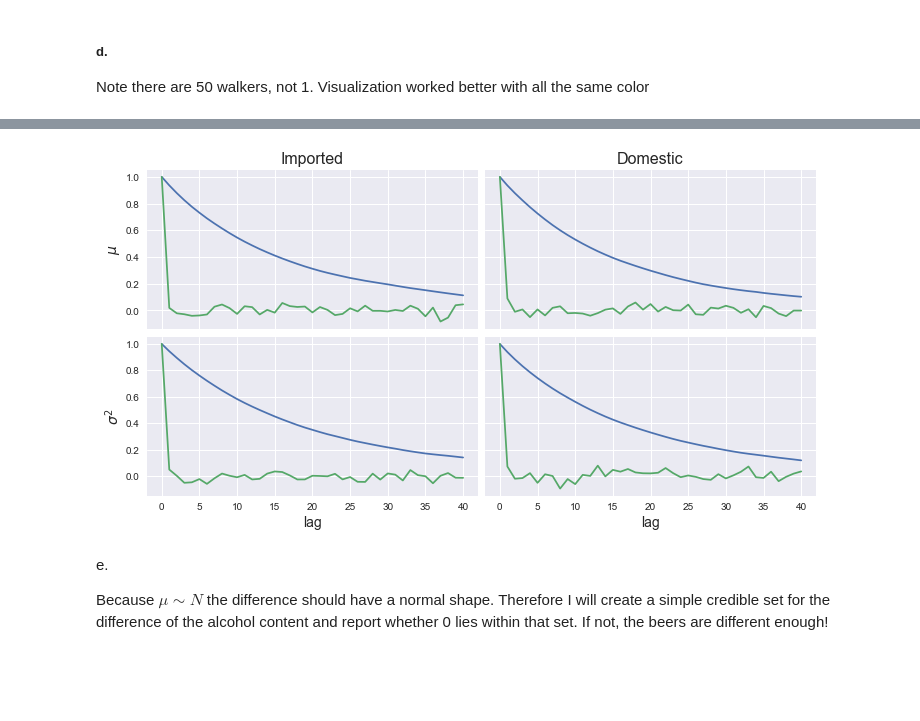
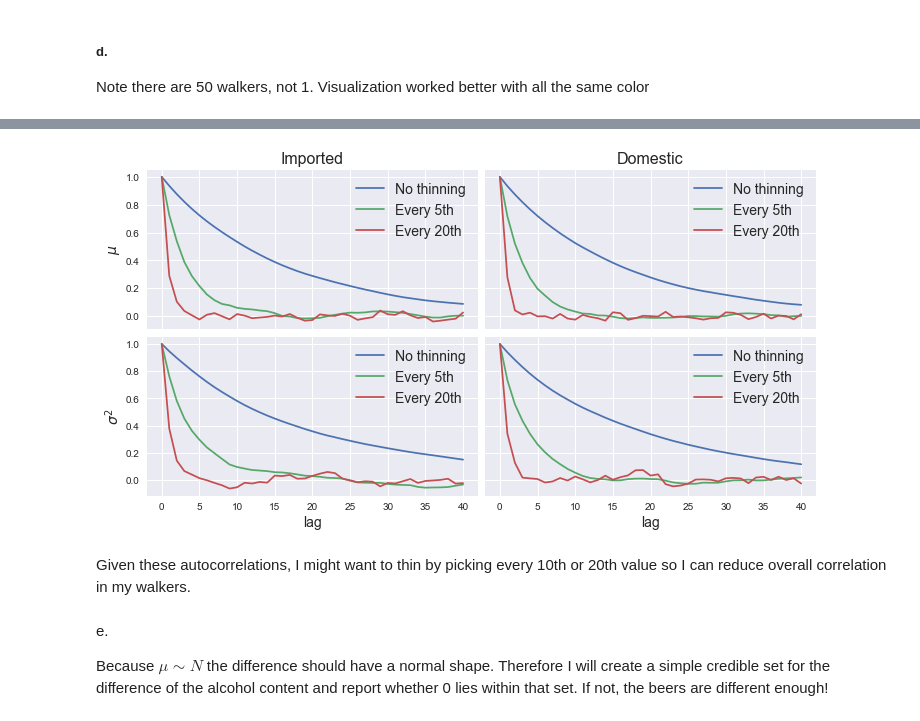
Before and after one commit to mileslucas/stat444, a Jupyter notebook: exam1/exam1.ipynb, the cells around one changed output, grey strips where cells are left out. Drawn from its saved outputs; the diff is of its cells as text; code cells hidden in the pictures; blank space fills up the shorter version.

```diff
--- a/exam1/exam1.ipynb
+++ b/exam1/exam1.ipynb
@@ -187,28 +187,28 @@ plt.subplots_adjust(wspace=0.02, hspace=0.05)
 # %%
 from statsmodels.tsa.stattools import acf
 fig, axes = plt.subplots(2, 2, sharex=True, sharey='row', figsize=(12,6))
 
-axes[0][0].plot(acf(trace0[0]))
-axes[0][1].plot(acf(trace1[0]))
-axes[1][0].plot(acf(trace0[1]))
-axes[1][1].plot(acf(trace1[1]))
+thins = [1, 5, 20]
+for thinning in thins:
+    axes[0][0].plot(acf(trace0[0, ::thinning]))
+    axes[0][1].plot(acf(trace1[0, ::thinning]))
+    axes[1][0].plot(acf(trace0[1, ::thinning]))
+    axes[1][1].plot(acf(trace1[1, ::thinning]))
 
-pluck=50
-axes[0][0].plot(acf(trace0[0, ::pluck]))
-axes[0][1].plot(acf(trace1[0, ::pluck]))
-axes[1][0].plot(acf(trace0[1, ::pluck]))
-axes[1][1].plot(acf(trace1[1, ::pluck]))
-
+labels = ['No thinning', f'Every {thins[1]}th', f'Every {thins[2]}th']
+[[a.legend(labels) for a in ax] for ax in axes]
 [ax.set_xlabel('lag') for ax in axes[1]]
 axes[0][0].set_ylabel(r'$\mu$')
 axes[1][0].set_ylabel(r'$\sigma^2$')
 
 axes[0][0].set_title('Imported')
 axes[0][1].set_title('Domestic')
 
 plt.subplots_adjust(wspace=0.02, hspace=0.05)
 # %% [output]
-[figure, old version]
+[figure, new version]
+# %% [markdown]
+Given these autocorrelations, I might want to thin by picking every 10th or 20th value so I can reduce overall correlation in my walkers.
 # %% [markdown]
 e.
 
```
Also changed, not shown: parts of 14 cells of this notebook, 1 other file.
